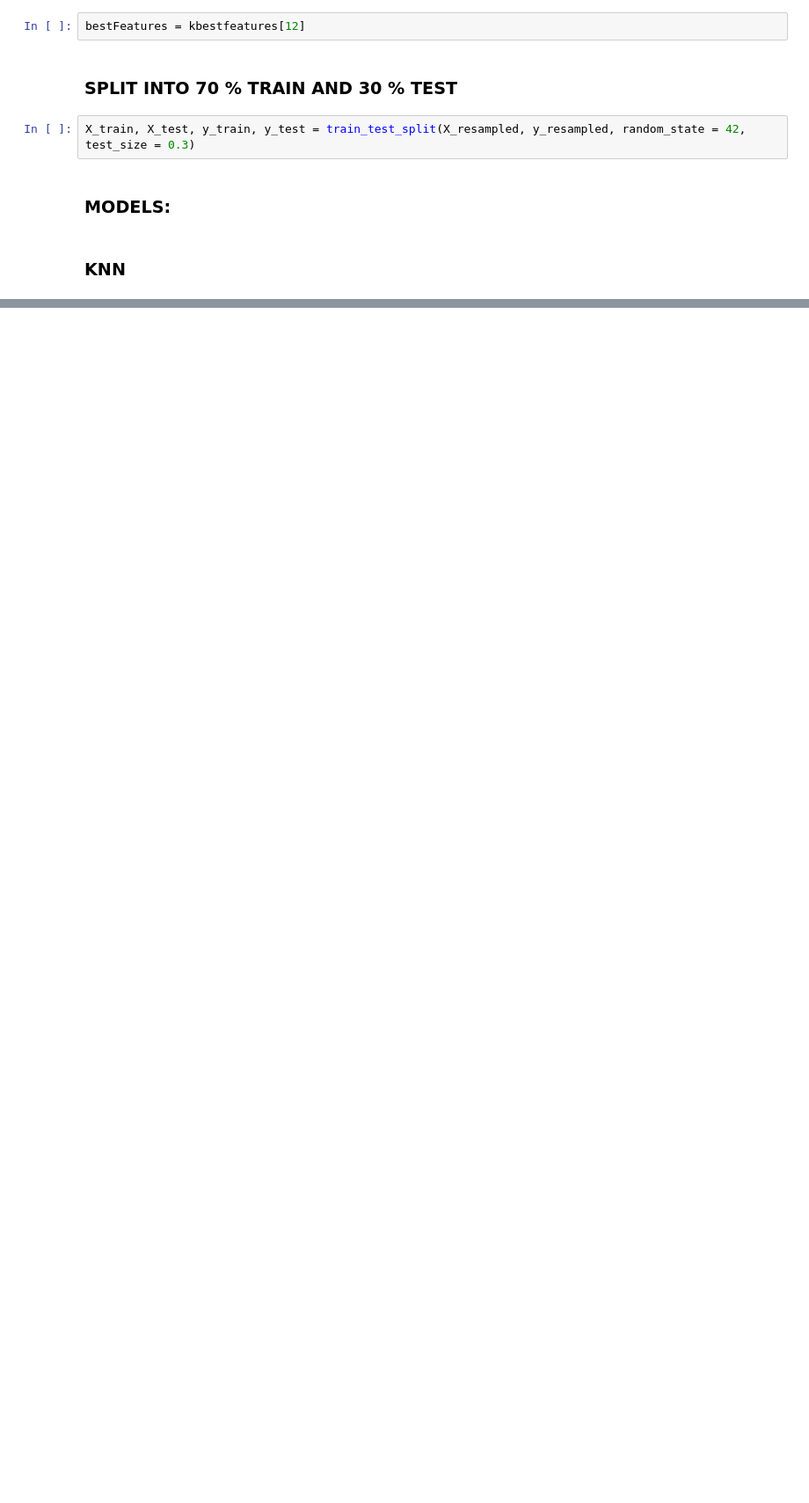
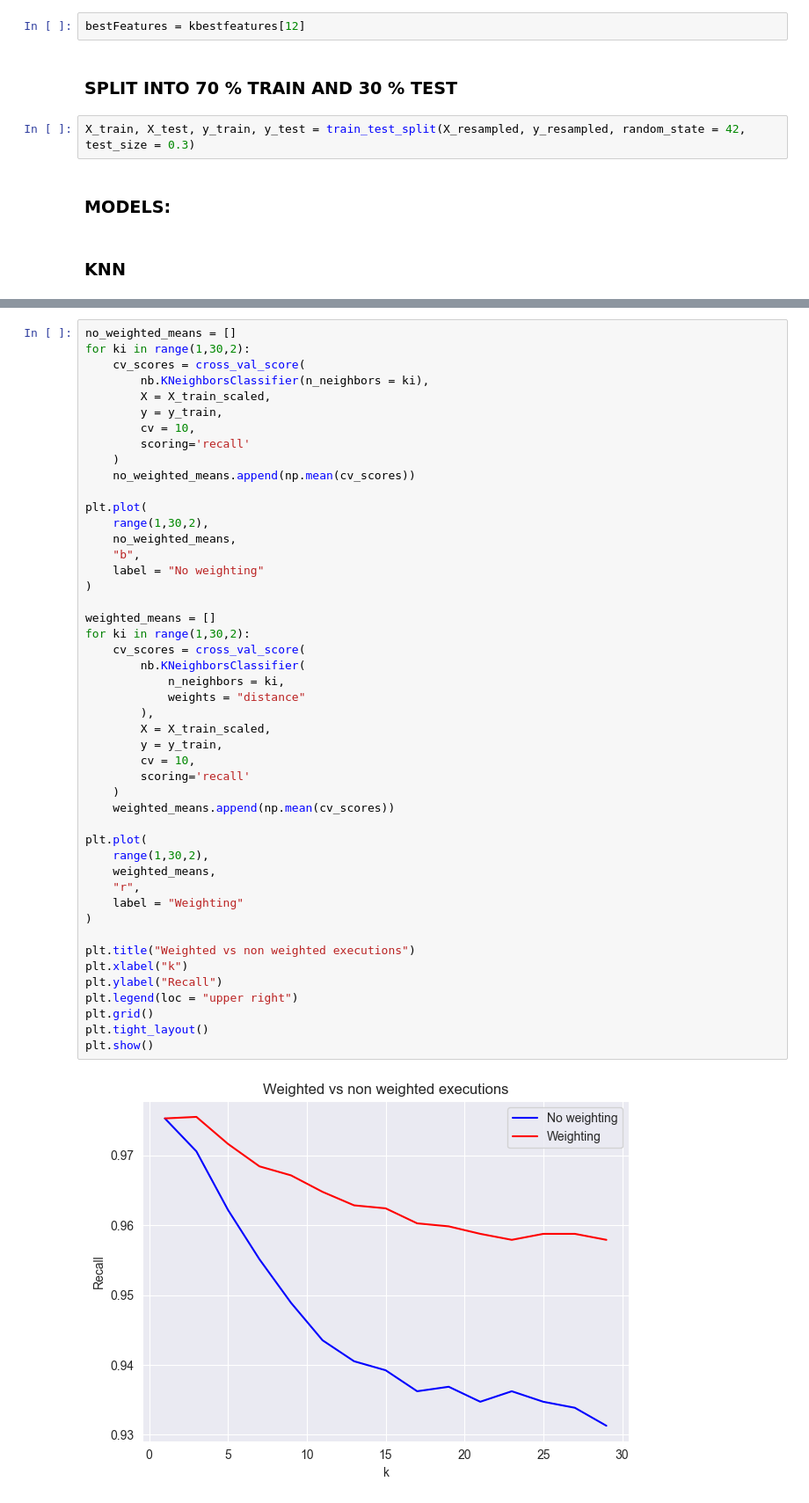
Before and after one commit to jordimunozflorensa/MineriaDatos, a Jupyter notebook: part 2/practica2.ipynb, the cells around one changed output, grey strips where cells are left out. Shown at 88% size. Saved outputs shown, nothing was run; the diff lists cells and outputs as text; blank space fills up the shorter version.

```diff
--- a/part 2/practica2.ipynb
+++ b/part 2/practica2.ipynb
@@ -399,0 +449,49 @@ X_train, X_test, y_train, y_test = train_test_split(X_resampled, y_resampled, ra
+# %%
+no_weighted_means = []
+for ki in range(1,30,2):
+    cv_scores = cross_val_score(
+        nb.KNeighborsClassifier(n_neighbors = ki),
+        X = X_train_scaled,
+        y = y_train,
+        cv = 10,
+        scoring='recall'
+    )
+    no_weighted_means.append(np.mean(cv_scores))
+
+plt.plot(
+    range(1,30,2),
+    no_weighted_means,
+    "b",
+    label = "No weighting"
+)
+
+weighted_means = []
+for ki in range(1,30,2):
+    cv_scores = cross_val_score(
+        nb.KNeighborsClassifier(
+            n_neighbors = ki,
+            weights = "distance"
+        ),
+        X = X_train_scaled,
+        y = y_train,
+        cv = 10,
+        scoring='recall'
+    )
+    weighted_means.append(np.mean(cv_scores))
+
+plt.plot(
+    range(1,30,2),
+    weighted_means,
+    "r",
+    label = "Weighting"
+)
+
+plt.title("Weighted vs non weighted executions")
+plt.xlabel("k")
+plt.ylabel("Recall")
+plt.legend(loc = "upper right")
+plt.grid()
+plt.tight_layout()
+plt.show()
+# %% [output]
+[figure, added]
```
Also changed, not shown: parts of 15 cells of this notebook.
